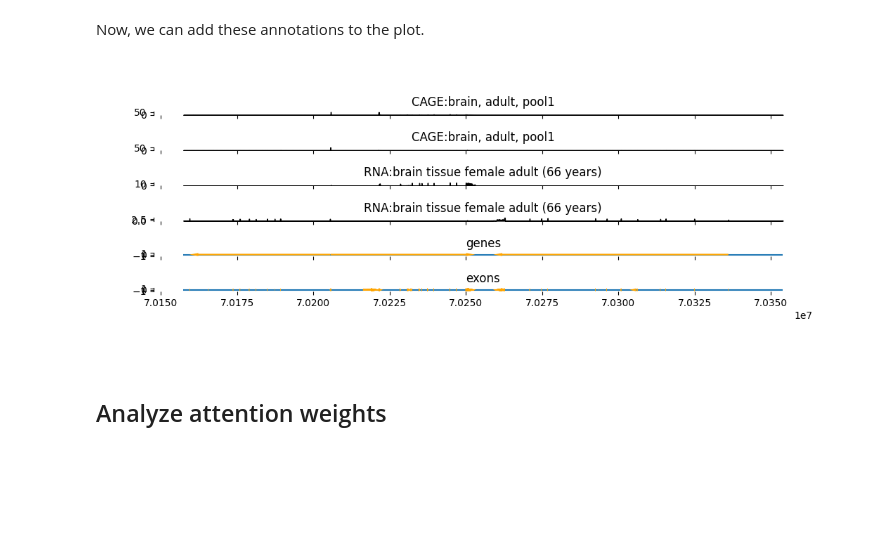
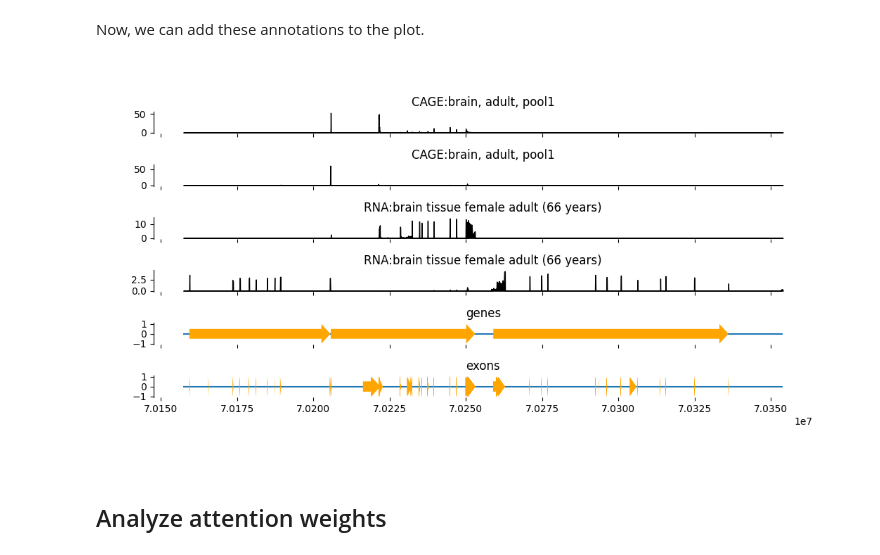
Before and after one commit to Genentech/gReLU, a Jupyter notebook: docs/tutorials/1_inference.ipynb, the cells around one changed output. Drawn from its saved outputs; the diff is of its cells as text; code cells hidden in the pictures; blank space fills up the shorter version.

```diff
--- a/docs/tutorials/1_inference.ipynb
+++ b/docs/tutorials/1_inference.ipynb
@@ -266,14 +292,14 @@ Now, we can add these annotations to the plot.
 # %%
 fig = grelu.visualize.plot_tracks(
     preds[0, tasks_to_plot, :], # Outputs to plot
     start_pos=output_start, # Start coordinate for x-axis
     end_pos=output_end, # End coordinate for x-axis
     titles=task_names,
-    figsize=(10, 3.5),
+    figsize=(10, 5),
     annotations={"genes":output_genes, "exons":output_exons} # Dictionary of annotation dataframes
 )
 # %% [output]
-[figure, old version]
+[figure, new version]
 # %% [markdown]
 ## Analyze attention weights
 # %% [markdown]
```
Also changed, not shown: parts of 8 cells of this notebook, 5 other files.
